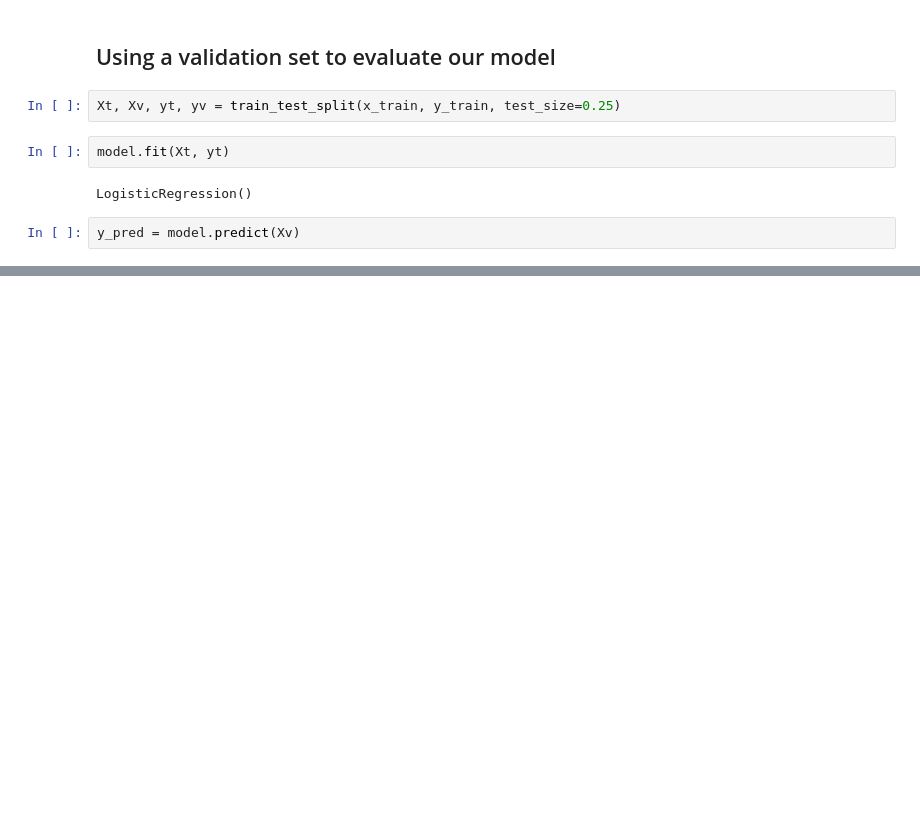
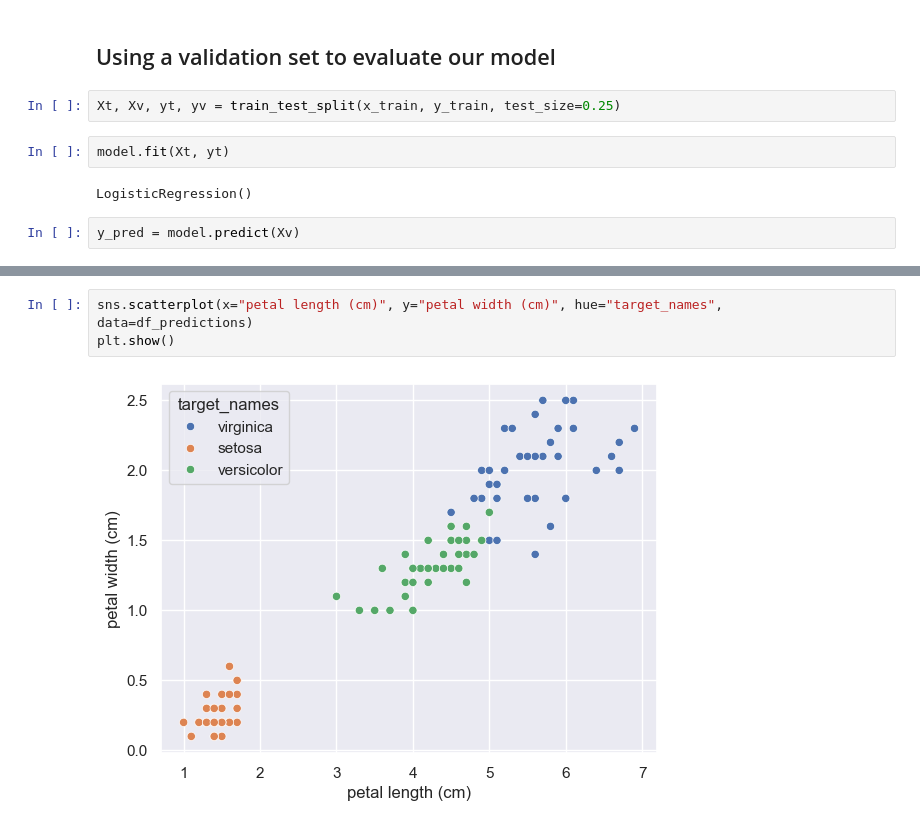
Before and after one commit to HoangMinh-03/ml-iris-classifier, a Jupyter notebook: iris_classification.ipynb, the cells around one changed output, grey strips where cells are left out. Saved outputs shown, nothing was run; the diff lists cells and outputs as text; blank space fills up the shorter version.

```diff
--- a/iris_classification.ipynb
+++ b/iris_classification.ipynb
@@ -240,0 +286,5 @@ model.score(Xv, yv)
+# %%
+sns.scatterplot(x="petal length (cm)", y="petal width (cm)", hue="target_names", data=df_predictions)
+plt.show()
+# %% [output]
+[figure, added]
```
Also changed, not shown: parts of 34 cells of this notebook.
